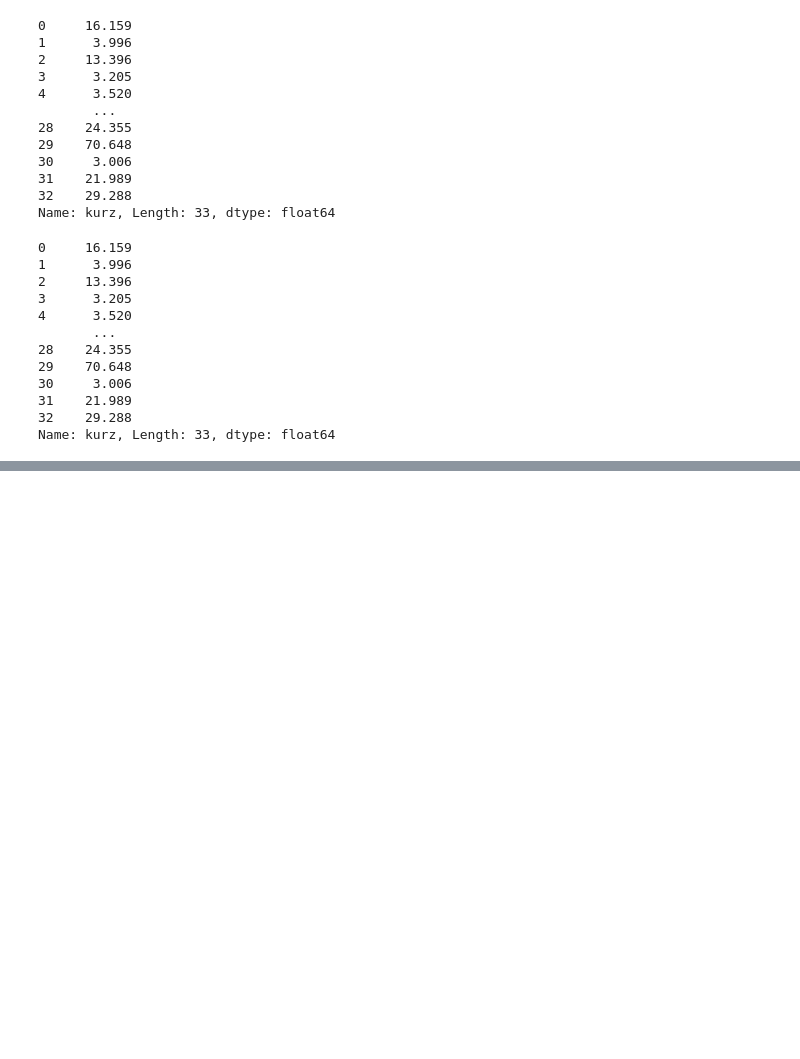
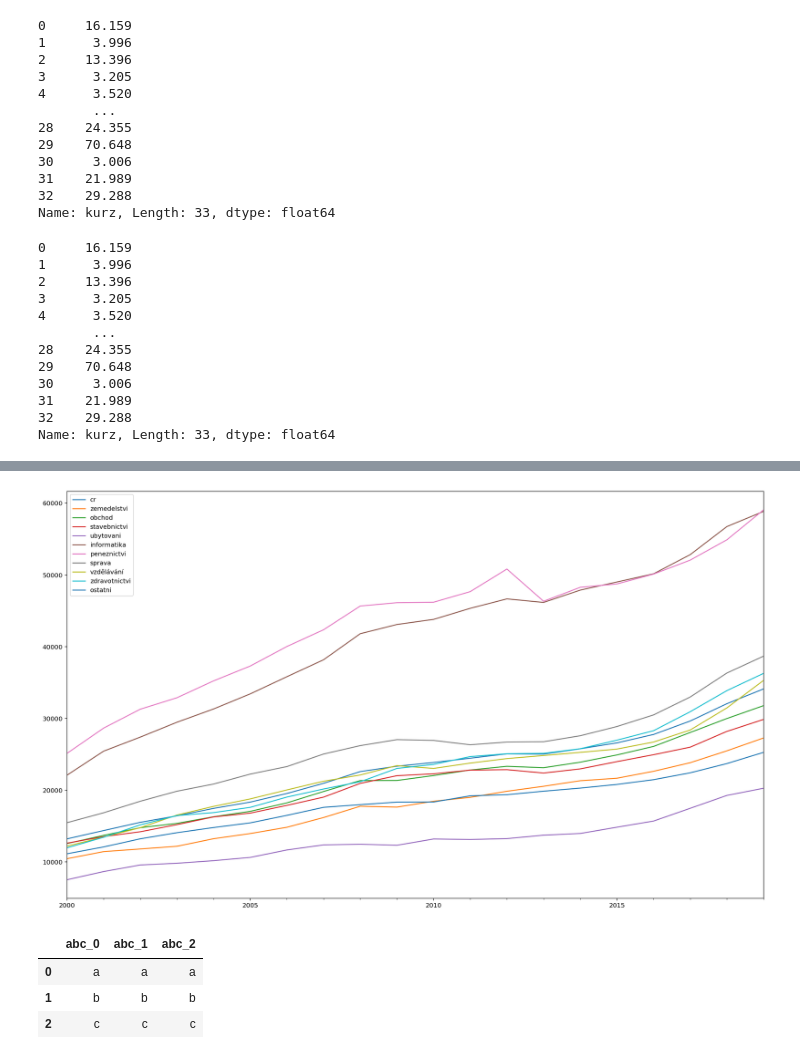
Before and after one commit to loosak/pysnippets, a Jupyter notebook: pd_snippets.ipynb, the cells around one changed output, grey strips where cells are left out. Cells and saved outputs as stored; diff of their text form; code cells hidden in the pictures; blank space fills up the shorter version.

```diff
--- a/pd_snippets.ipynb
+++ b/pd_snippets.ipynb
@@ -667,0 +1149,3 @@ check_email('kcoufal(at)gmail.com')
+# %%
+mzda = pd.read_csv('mzda.csv.zip')
+mzda.info()
@@ -667,0 +1222,21 @@ check_email('kcoufal(at)gmail.com')
+# %%
+mzda[['cr', 'zemedelstvi', 'obchod', 'stavebnictvi', 'ubytovani', 'informatika',
+       'peneznictvi', 'sprava',  'vzdělávání', 'zdravotnictvi',
+       'ostatni', ]].plot();
+# %% [output]
+[figure, added]
+# %%
+from functools import partial
+
+
+df = pd.DataFrame({k:v for k,v in enumerate([['a','b','c'], ['a','b','c'], ['a','b','c']])})
+
+def test(col, x):
+    return x + str(col)
+
+df.rename(mapper=partial(test, x="abc_"), axis='columns')
+# %% [output]
+|  | abc_0 | abc_1 | abc_2 |
+| 0 | a | a | a |
+| 1 | b | b | b |
+| 2 | c | c | c |
```
Also changed, not shown: parts of 153 cells of this notebook, 17 other files.
